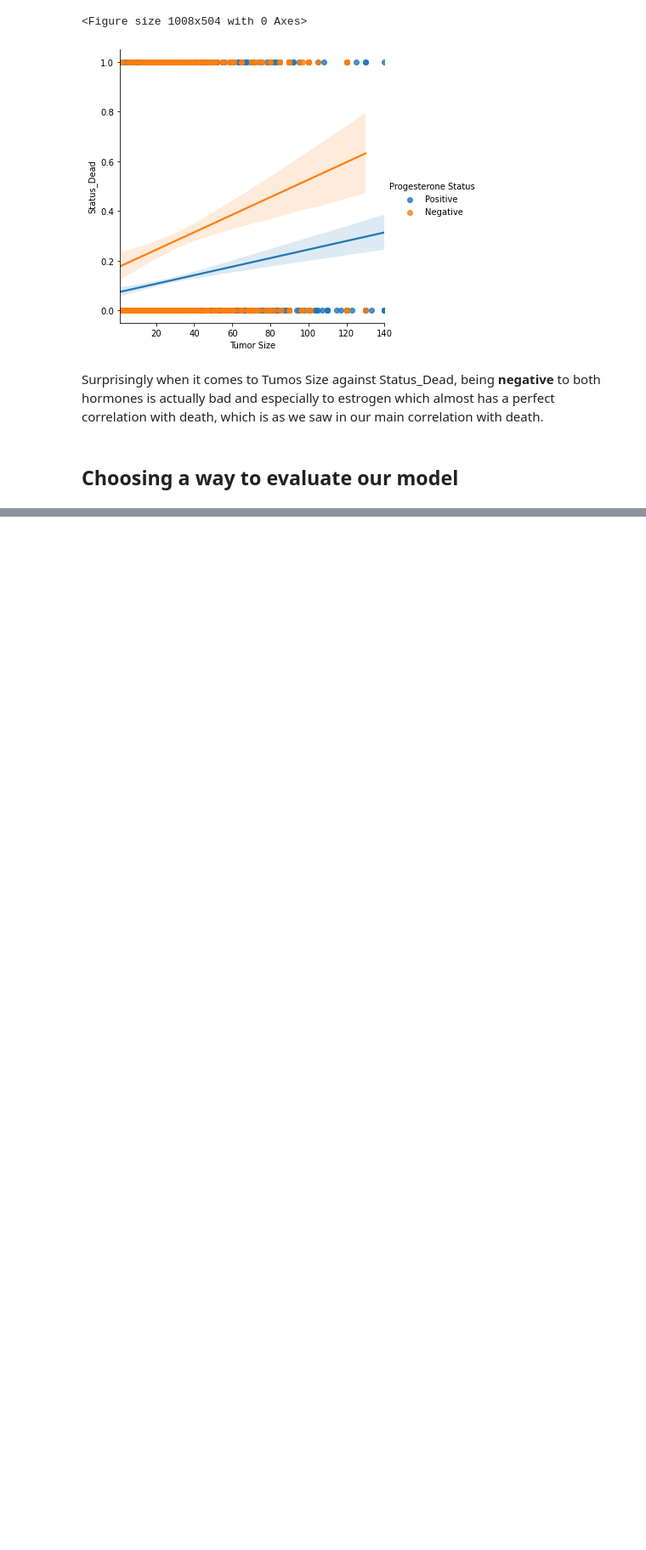
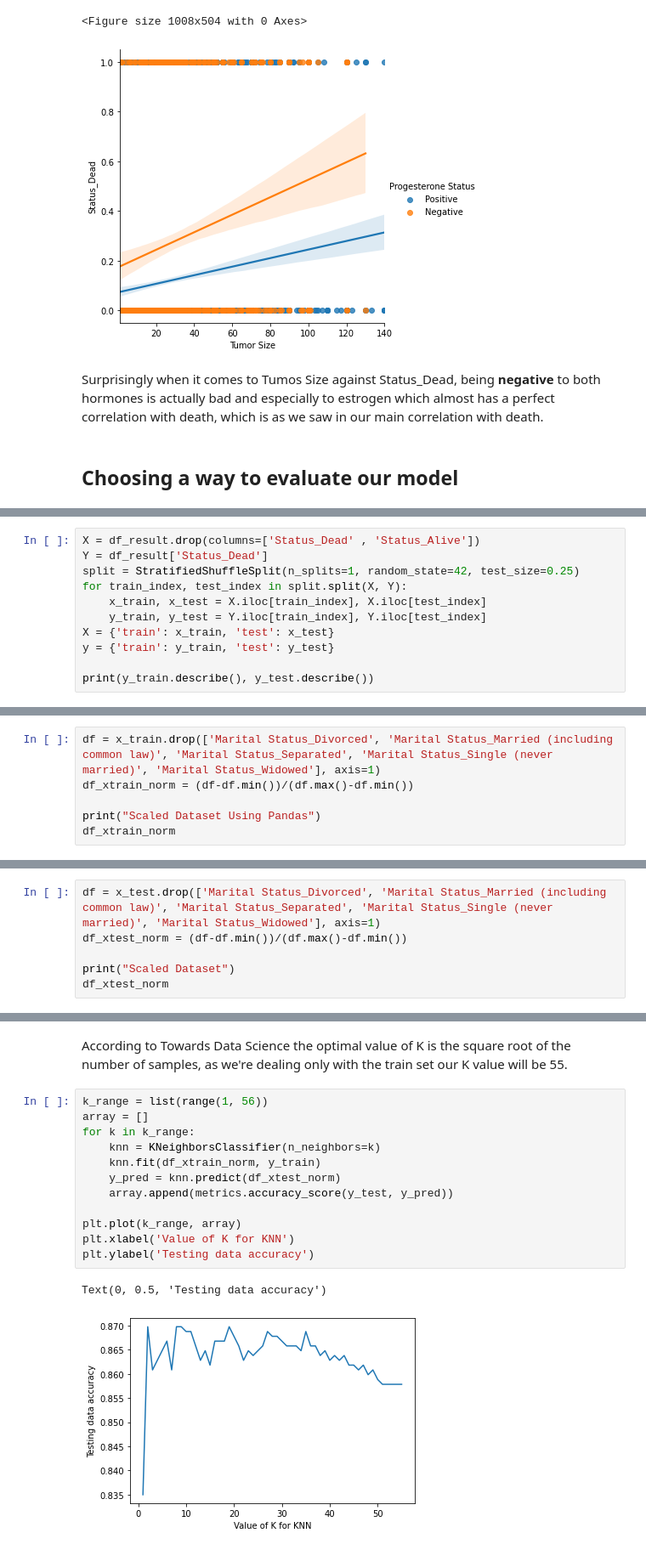
Before and after one commit to MayaHayat/BreastCancer_Classification, a Jupyter notebook: Breast Cancer.ipynb, the cells around one changed output, grey strips where cells are left out. Shown at 85% size. Cells and saved outputs as stored; diff of their text form; blank space fills up the shorter version.

```diff
--- a/Breast Cancer.ipynb
+++ b/Breast Cancer.ipynb
@@ -736,0 +636,11 @@ After having splitting our data into 75% train and 25% test data, we have normal
+# %%
+X = df_result.drop(columns=['Status_Dead' , 'Status_Alive'])
+Y = df_result['Status_Dead']
+split = StratifiedShuffleSplit(n_splits=1, random_state=42, test_size=0.25)
+for train_index, test_index in split.split(X, Y):
+    x_train, x_test = X.iloc[train_index], X.iloc[test_index]
+    y_train, y_test = Y.iloc[train_index], Y.iloc[test_index]
+X = {'train': x_train, 'test': x_test}
+y = {'train': y_train, 'test': y_test}
+
+print(y_train.describe(), y_test.describe())
@@ -736,0 +683,6 @@ After having splitting our data into 75% train and 25% test data, we have normal
+# %%
+df = x_train.drop(['Marital Status_Divorced', 'Marital Status_Married (including common law)', 'Marital Status_Separated', 'Marital Status_Single (never married)', 'Marital Status_Widowed'], axis=1)
+df_xtrain_norm = (df-df.min())/(df.max()-df.min())
+
+print("Scaled Dataset Using Pandas")
+df_xtrain_norm
@@ -736,0 +704,6 @@ After having splitting our data into 75% train and 25% test data, we have normal
+# %%
+df = x_test.drop(['Marital Status_Divorced', 'Marital Status_Married (including common law)', 'Marital Status_Separated', 'Marital Status_Single (never married)', 'Marital Status_Widowed'], axis=1)
+df_xtest_norm = (df-df.min())/(df.max()-df.min())
+
+print("Scaled Dataset")
+df_xtest_norm
@@ -736,0 +755,17 @@ After having splitting our data into 75% train and 25% test data, we have normal
+# %% [markdown]
+According to Towards Data Science the optimal value of K is the square root of the number of samples, as we're dealing only with the train set our K value will be 55.
+# %%
+k_range = list(range(1, 56))
+array = []
+for k in k_range:
+    knn = KNeighborsClassifier(n_neighbors=k)
+    knn.fit(df_xtrain_norm, y_train)
+    y_pred = knn.predict(df_xtest_norm)
+    array.append(metrics.accuracy_score(y_test, y_pred))
+
+plt.plot(k_range, array)
+plt.xlabel('Value of K for KNN')
+plt.ylabel('Testing data accuracy')
+# %% [output]
+Text(0, 0.5, 'Testing data accuracy')
+[figure, added]
```
Also changed, not shown: parts of 65 cells of this notebook.
